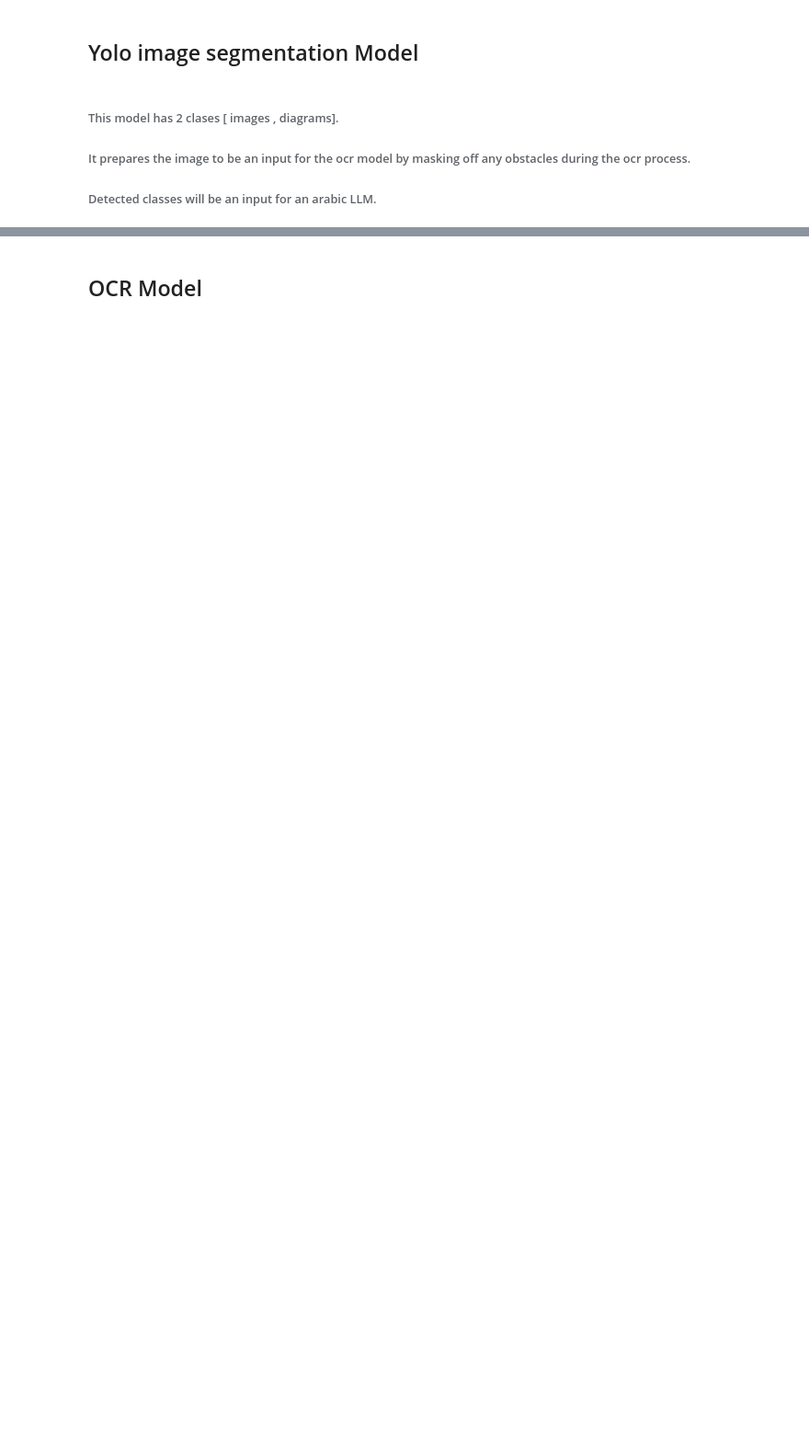
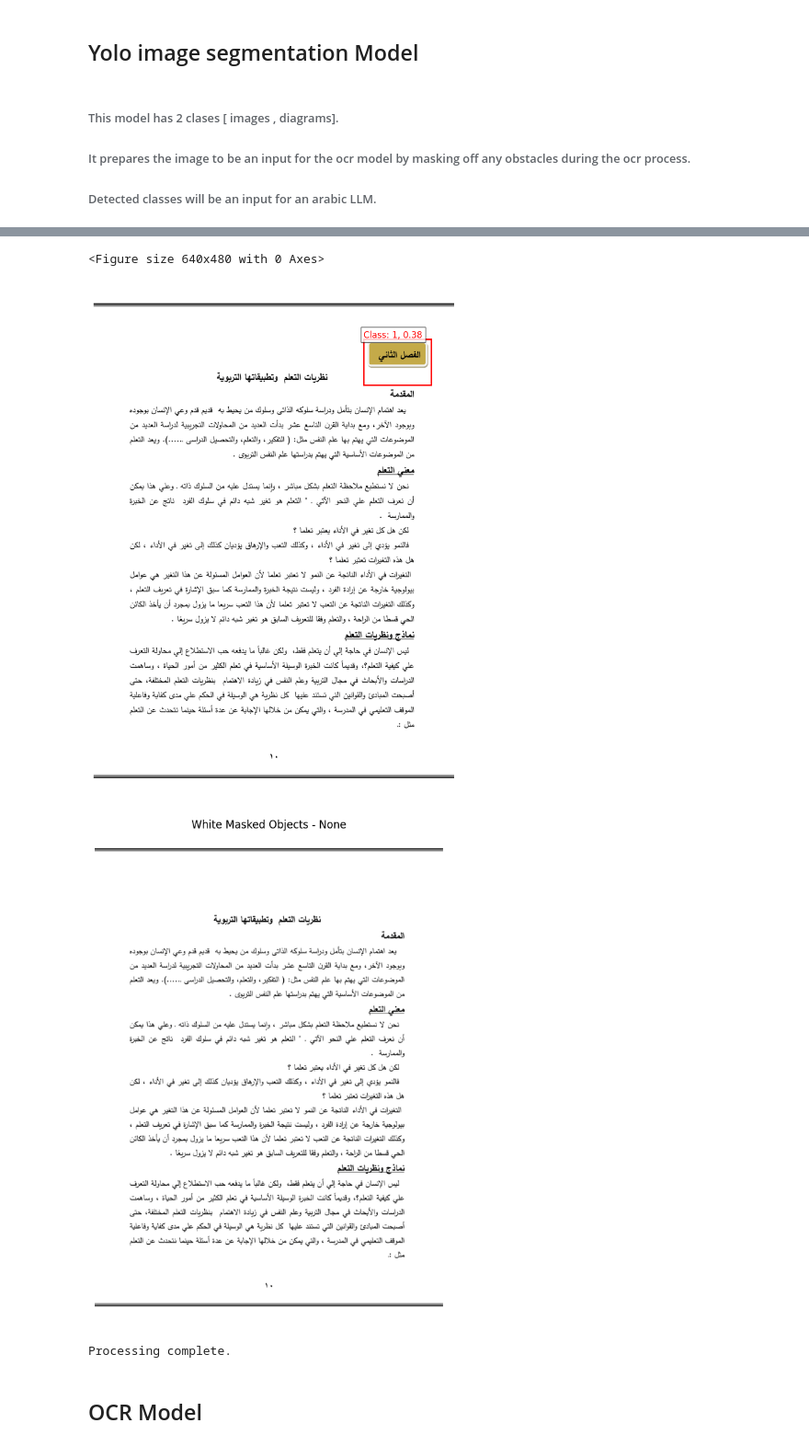
Before and after one commit to Marwan-Adawi/Graduation_Proj, a Jupyter notebook: OCR.ipynb, the cells around one changed output, grey strips where cells are left out. Shown at 92% size. Cells and saved outputs as stored; diff of their text form; code cells hidden in the pictures; blank space fills up the shorter version.

Commit message:
OCR Page Processing Final

```diff
--- a/OCR.ipynb
+++ b/OCR.ipynb
@@ -151,0 +38,4 @@ Number of boxes detected: 1
+# %%
+import segmentation_model
+segmented_page=segmentation_model.segment_page(image)
+# %% [output]
@@ -152,3 +46,7 @@ Number of boxes detected: 1
+<Figure size 640x480 with 0 Axes>
+[figure, added]
+[figure, added]
+Processing complete.
 # %% [markdown]
 ## OCR Model
 # %%
```
Also changed, not shown: parts of 21 cells of this notebook, 1 other file.
